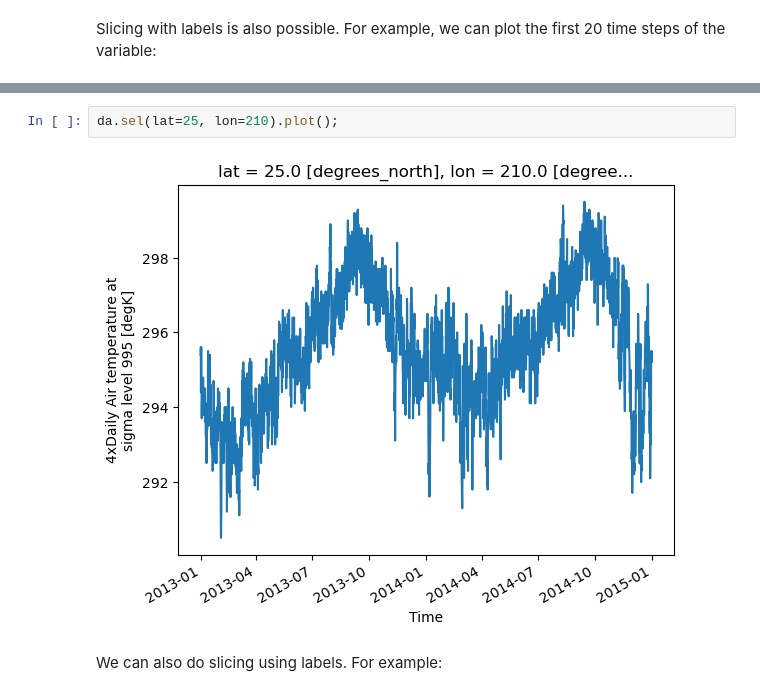
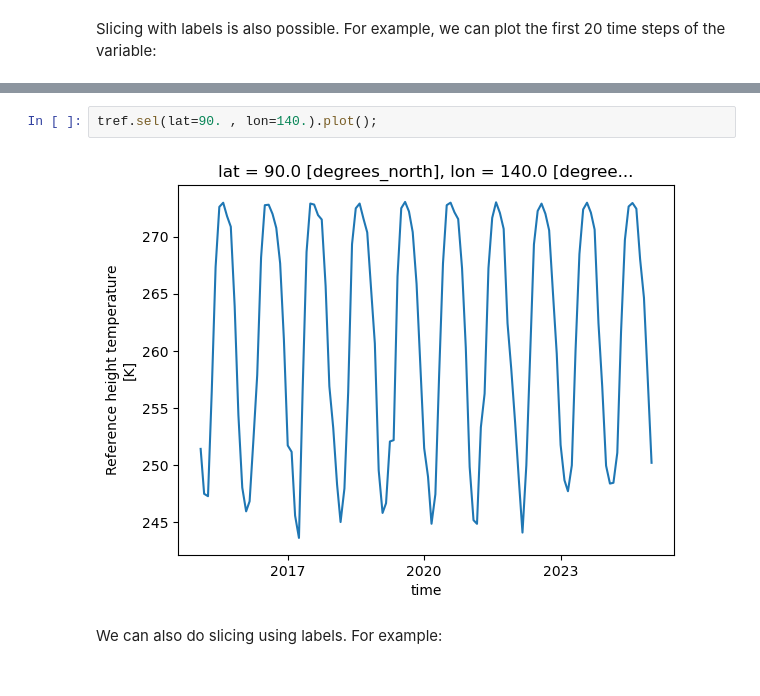
Before and after one commit to NCAR/Xarray-Dask-ESDS-2024, a Jupyter notebook: notebooks/01-xarray-intro.ipynb, the cells around one changed output, grey strips where cells are left out. Drawn from its saved outputs; the diff is of its cells as text.

```diff
--- a/notebooks/01-xarray-intro.ipynb
+++ b/notebooks/01-xarray-intro.ipynb
@@ -178,7 +270,7 @@ Xarray provides a more robust way to index data using dimension names and labels
 # %%
-da.sel(lat=25, lon=210).plot();
+tref.sel(lat=90. , lon=140.).plot();
 # %% [output]
-[figure, old version]
+[figure, new version]
 # %% [markdown]
 We can also do slicing using labels. For example:
 # %%
```
Also changed, not shown: parts of 39 cells of this notebook.
